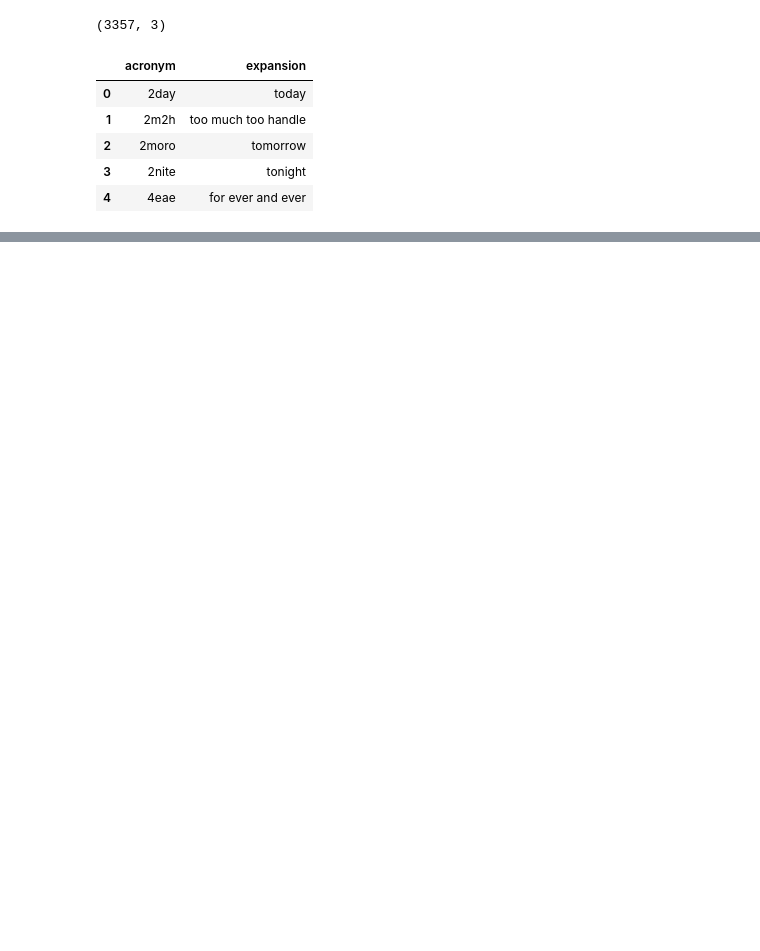
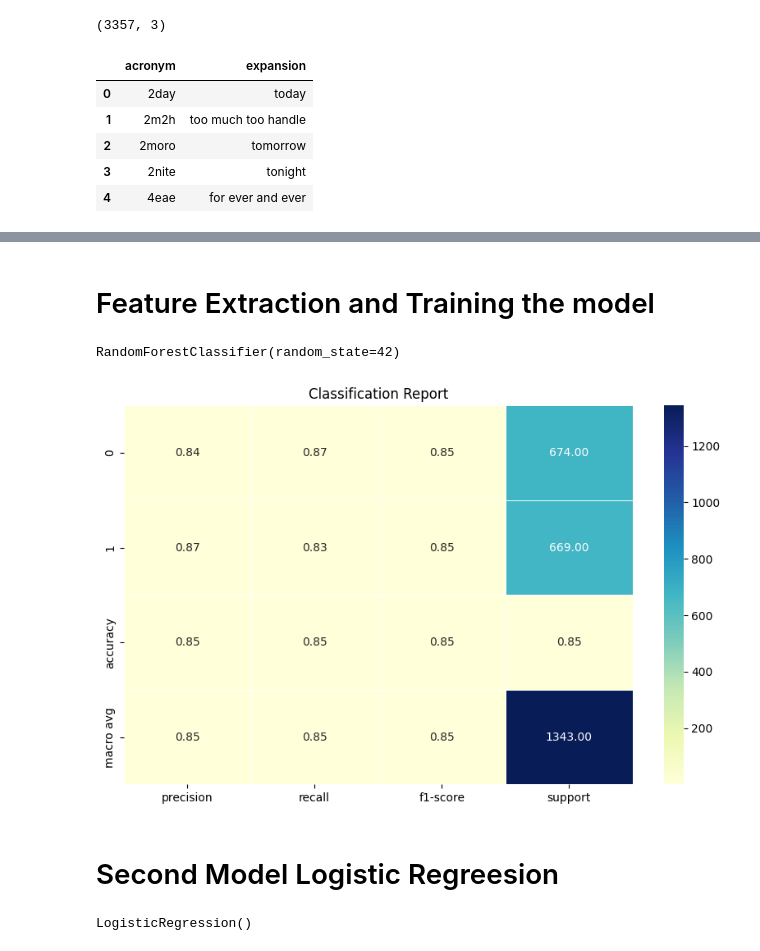
Before and after one commit to Abdoul1996/chat_slang, a Jupyter notebook: chat_slang.ipynb, the cells around one changed output, grey strips where cells are left out. Drawn from its saved outputs; the diff is of its cells as text; code cells hidden in the pictures; blank space fills up the shorter version.

```diff
--- a/chat_slang.ipynb
+++ b/chat_slang.ipynb
@@ -241,0 +137,2 @@ Name: synthetic_text, dtype: object
+# %% [markdown]
+# Feature Extraction and Training the model
@@ -241,0 +146,29 @@ Name: synthetic_text, dtype: object
+# %%
+# Model Training
+model = RandomForestClassifier(n_estimators=100, random_state=42)
+model.fit(X_train, y_train)
+# %% [output]
+RandomForestClassifier(random_state=42)
+# %%
+# Model Evaluation
+predictions = model.predict(X_test)
+# %%
+# Generating classification report
+report = classification_report(y_test, predictions, output_dict=True)
+# %%
+df_report = pd.DataFrame(report).transpose()
+# %%
+plt.figure(figsize=(10,6))
+sns.heatmap(df_report.iloc[:-1, :].astype(float), annot=True, cmap="YlGnBu", fmt=".2f", linewidths=.5)
+plt.title("Classification Report")
+plt.show()
+# %% [output]
+[figure, added]
+# %% [markdown]
+# Second Model Logistic Regreesion
+# %%
+# Train model
+model2 = LogisticRegression()
+model2.fit(X_train, y_train)
+# %% [output]
+LogisticRegression()
```
Also changed, not shown: parts of 38 cells of this notebook, 2 other files.
